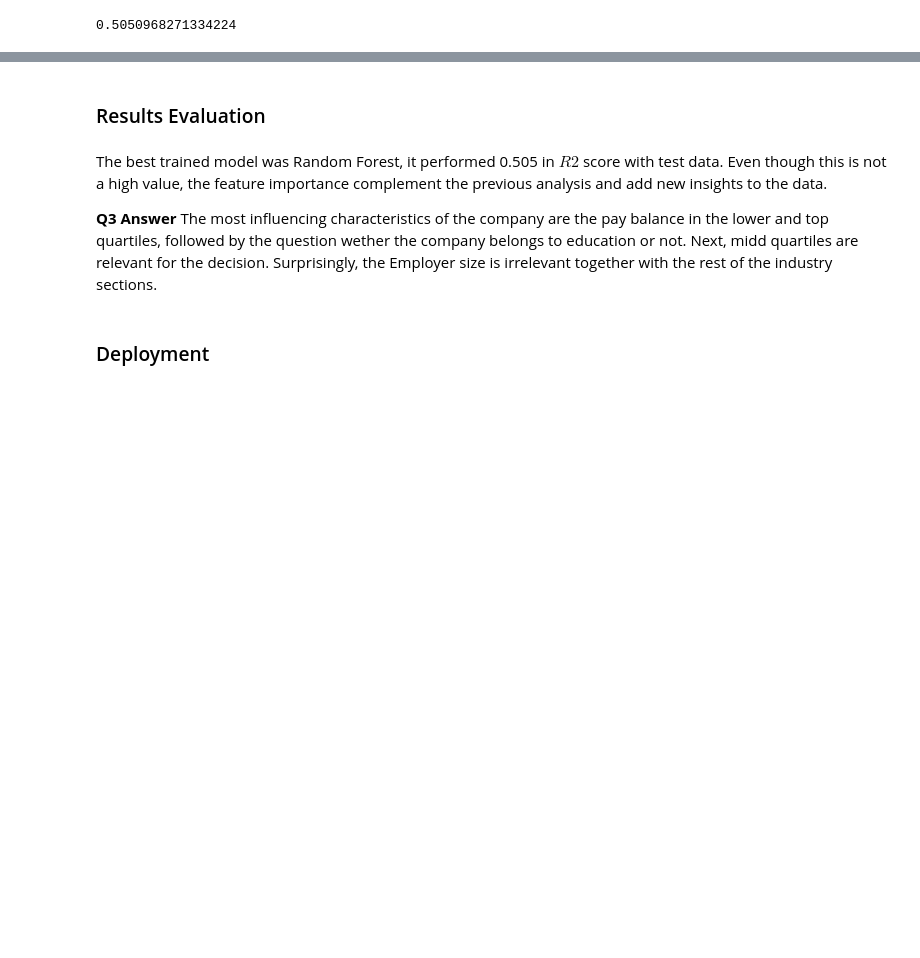
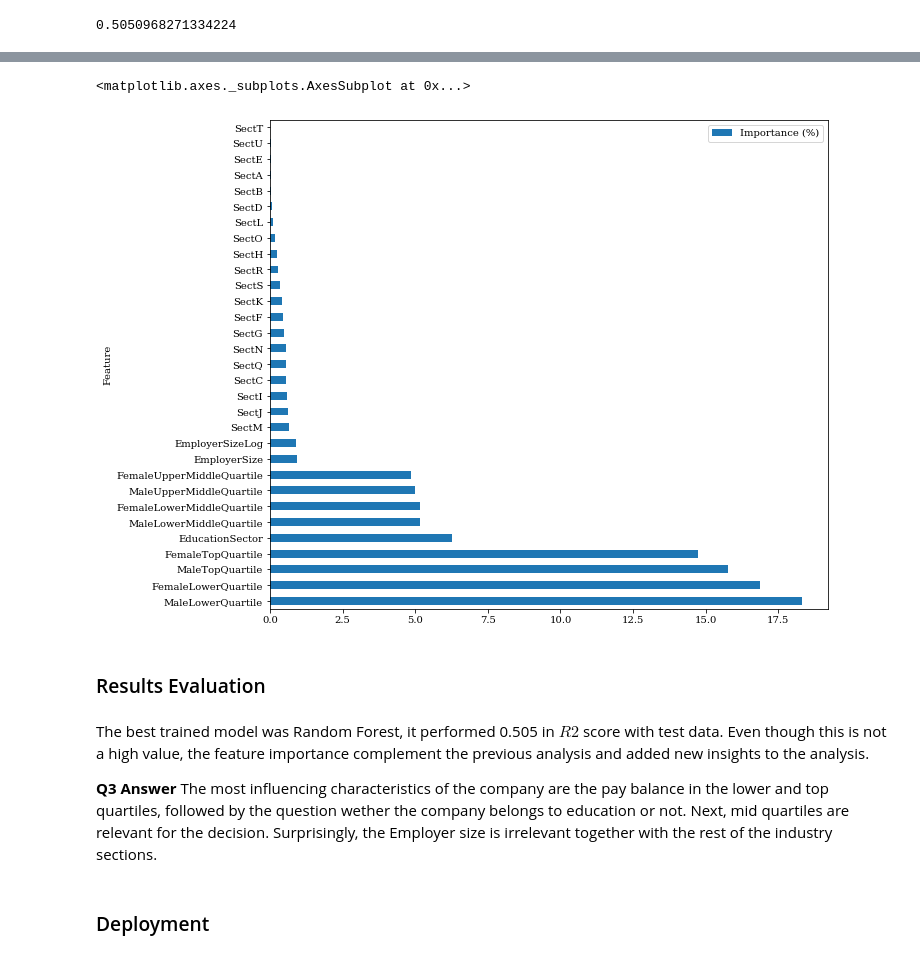
Before and after one commit to leanguardia/gender-pay-gap-uk, a Jupyter notebook: UK-Gender-Pay-Gap.ipynb, the cells around one changed output, grey strips where cells are left out. Saved outputs shown, nothing was run; the diff lists cells and outputs as text; code cells hidden in the pictures; blank space fills up the shorter version.

```diff
--- a/UK-Gender-Pay-Gap.ipynb
+++ b/UK-Gender-Pay-Gap.ipynb
@@ -500,10 +515,16 @@ coeffs2.sort_values(by=["Importance(%)"], ascending=False)
+# %%
+coeffs2.sort_values(by=["Importance (%)"], ascending=False) \
+    .reset_index().plot.barh(x="Feature", y="Importance (%)", figsize=(10,9))
+# %% [output]
+<matplotlib.axes._subplots.AxesSubplot at 0x...>
+[figure, added]
 # %% [markdown]
 
 ### Results Evaluation
 # %% [markdown]
-The best trained model was Random Forest, it performed 0.505 in $R2$ score with test data. Even though this is not a high value, the feature importance complement the previous analysis and add new insights to the data.
+The best trained model was Random Forest, it performed 0.505 in $R2$ score with test data. Even though this is not a high value, the feature importance complement the previous analysis and added new insights to the analysis.
 
-**Q3 Answer** The most influencing characteristics of the company are the pay balance in the lower and top quartiles, followed by the question wether the company belongs to education or not. Next, midd quartiles are relevant for the decision. Surprisingly, the Employer size is irrelevant together with the rest of the industry sections.
+**Q3 Answer** The most influencing characteristics of the company are the pay balance in the lower and top quartiles, followed by the question wether the company belongs to education or not. Next, mid quartiles are relevant for the decision. Surprisingly, the Employer size is irrelevant together with the rest of the industry sections.
 # %% [markdown]
 ### Deployment
 # %% [markdown]
```
Also changed, not shown: parts of 35 cells of this notebook, 1 other file.
